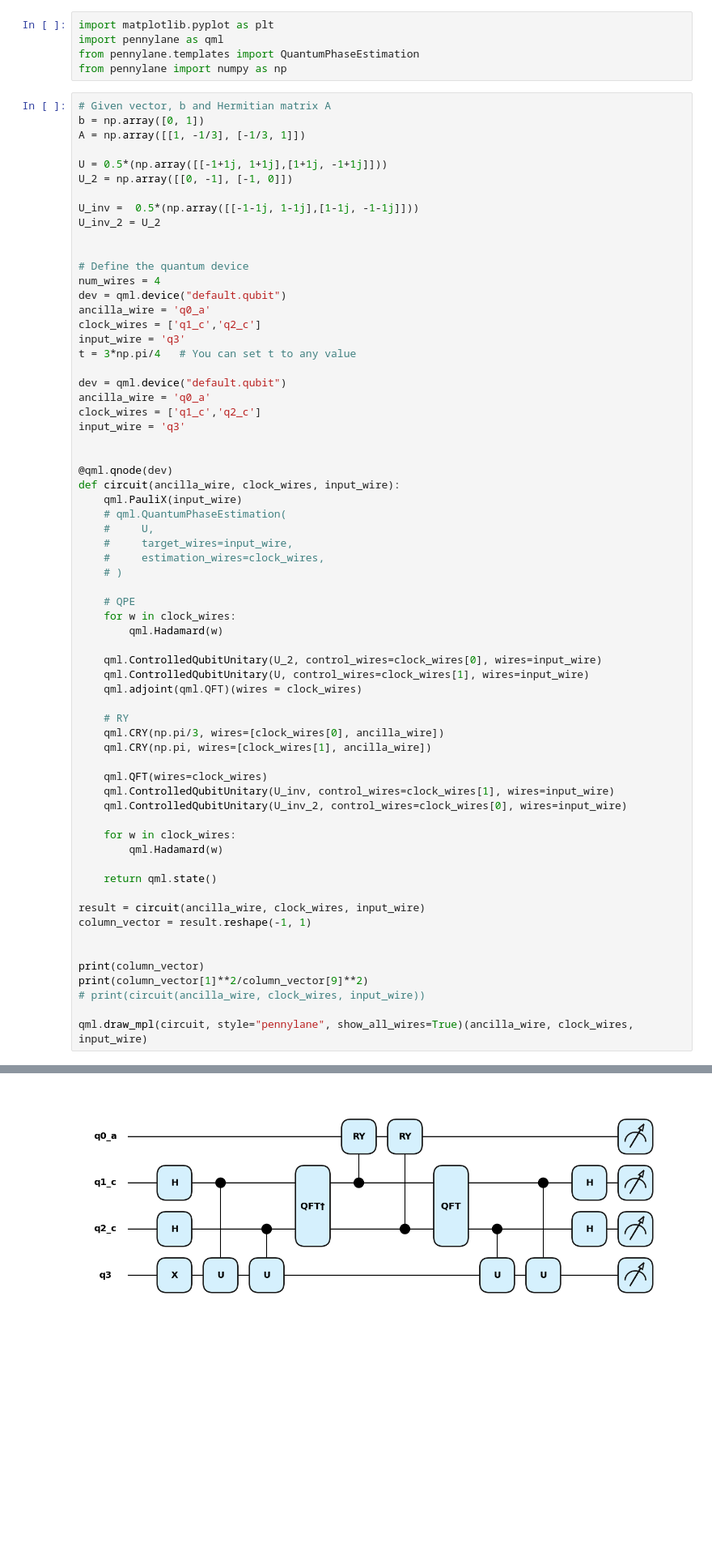
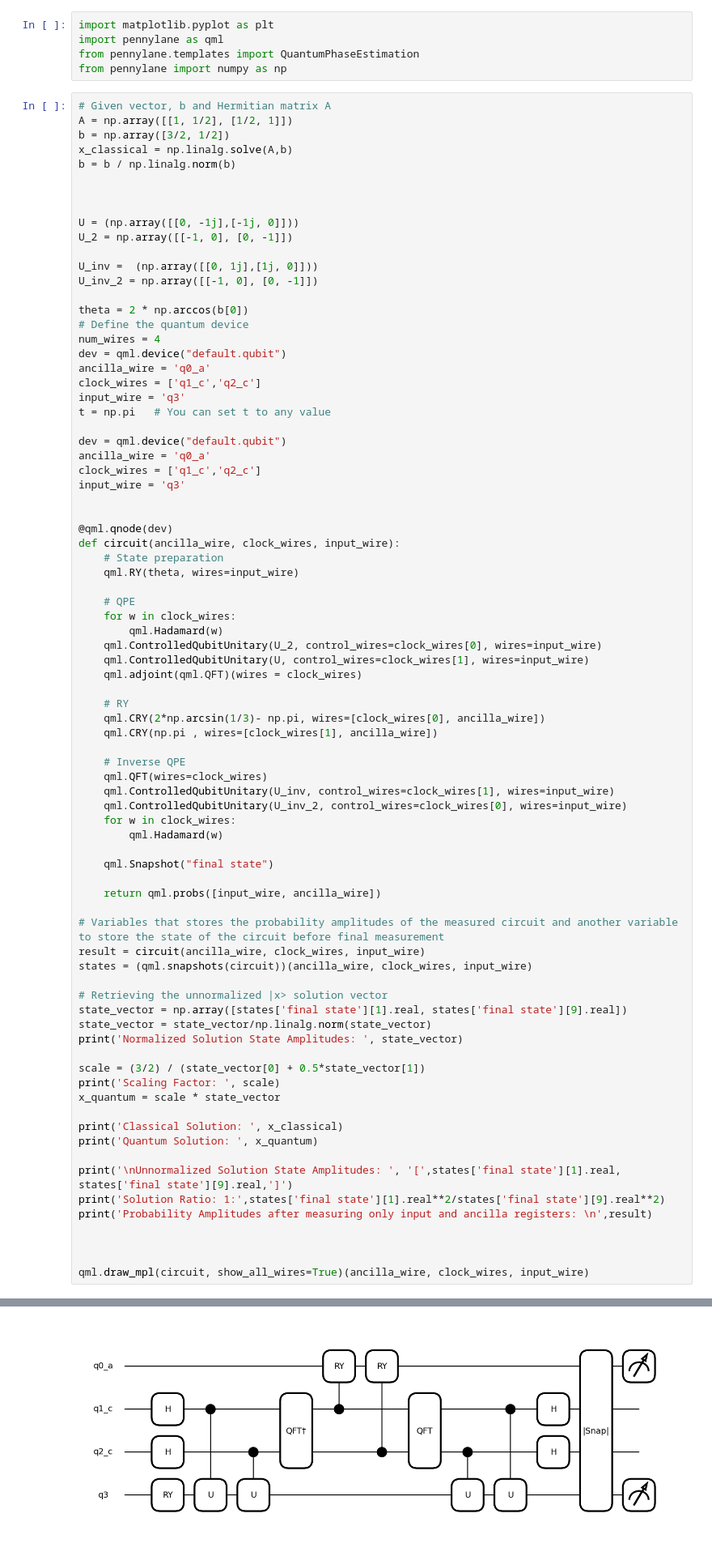
Before and after one commit to theFroodyOne/quantumComputingAssignment2, a Jupyter notebook: src/example.ipynb, the cells around one changed output, grey strips where cells are left out. Shown: that part at 81% size. Saved outputs shown, nothing was run; the diff lists cells and outputs as text; blank space fills up the shorter version.

Commit message:
solved soln

```diff
--- a/src/example.ipynb
+++ b/src/example.ipynb
@@ -7,23 +7,27 @@ from pennylane.templates import QuantumPhaseEstimation
 from pennylane import numpy as np
 # %%
 # Given vector, b and Hermitian matrix A
-b = np.array([0, 1])
-A = np.array([[1, -1/3], [-1/3, 1]])
-
-U = 0.5*(np.array([[-1+1j, 1+1j],[1+1j, -1+1j]]))
-U_2 = np.array([[0, -1], [-1, 0]])
-
-U_inv =  0.5*(np.array([[-1-1j, 1-1j],[1-1j, -1-1j]]))
-U_inv_2 = U_2
+A = np.array([[1, 1/2], [1/2, 1]])
+b = np.array([3/2, 1/2])
+x_classical = np.linalg.solve(A,b)
+b = b / np.linalg.norm(b)
 
 
+
+U = (np.array([[0, -1j],[-1j, 0]]))
+U_2 = np.array([[-1, 0], [0, -1]])
+
+U_inv =  (np.array([[0, 1j],[1j, 0]]))
+U_inv_2 = np.array([[-1, 0], [0, -1]])
+
+theta = 2 * np.arccos(b[0])
 # Define the quantum device
 num_wires = 4
 dev = qml.device("default.qubit")
 ancilla_wire = 'q0_a'
 clock_wires = ['q1_c','q2_c']
 input_wire = 'q3'
-t = 3*np.pi/4   # You can set t to any value
+t = np.pi   # You can set t to any value
 
 dev = qml.device("default.qubit")
 ancilla_wire = 'q0_a'
@@ -33,41 +37,52 @@ input_wire = 'q3'
 
 @qml.qnode(dev)
 def circuit(ancilla_wire, clock_wires, input_wire):
-    qml.PauliX(input_wire)
-    # qml.QuantumPhaseEstimation(
-    #     U,
-    #     target_wires=input_wire,
-    #     estimation_wires=clock_wires,
-    # )
+    # State preparation
+    qml.RY(theta, wires=input_wire)
 
     # QPE
     for w in clock_wires:
         qml.Hadamard(w)
-
     qml.ControlledQubitUnitary(U_2, control_wires=clock_wires[0], wires=input_wire)
     qml.ControlledQubitUnitary(U, control_wires=clock_wires[1], wires=input_wire)
     qml.adjoint(qml.QFT)(wires = clock_wires)
 
     # RY
-    qml.CRY(np.pi/3, wires=[clock_wires[0], ancilla_wire])
-    qml.CRY(np.pi, wires=[clock_wires[1], ancilla_wire])
+    qml.CRY(2*np.arcsin(1/3)- np.pi, wires=[clock_wires[0], ancilla_wire])
+    qml.CRY(np.pi , wires=[clock_wires[1], ancilla_wire])
 
+    # Inverse QPE
     qml.QFT(wires=clock_wires)
     qml.ControlledQubitUnitary(U_inv, control_wires=clock_wires[1], wires=input_wire)
     qml.ControlledQubitUnitary(U_inv_2, control_wires=clock_wires[0], wires=input_wire)
-
     for w in clock_wires:
         qml.Hadamard(w)
 
-    return qml.state()
+    qml.Snapshot("final state")
 
+    return qml.probs([input_wire, ancilla_wire])
+
+# Variables that stores the probability amplitudes of the measured circuit and another variable to store the state of the circuit before final measurement
 result = circuit(ancilla_wire, clock_wires, input_wire)
-column_vector = result.reshape(-1, 1)
+states = (qml.snapshots(circuit))(ancilla_wire, clock_wires, input_wire)
+
+# Retrieving the unnormalized |x> solution vector
+state_vector = np.array([states['final state'][1].real, states['final state'][9].real])
+state_vector = state_vector/np.linalg.norm(state_vector)
+print('Normalized Solution State Amplitudes: ', state_vector)
+
+scale = (3/2) / (state_vector[0] + 0.5*state_vector[1])
+print('Scaling Factor: ', scale)
+x_quantum = scale * state_vector
+
+print('Classical Solution: ', x_classical)
+print('Quantum Solution: ', x_quantum)
+
+print('\nUnnormalized Solution State Amplitudes: ', '[',states['final state'][1].real, states['final state'][9].real,']')
+print('Solution Ratio: 1:',states['final state'][1].real**2/states['final state'][9].real**2)
+print('Probability Amplitudes after measuring only input and ancilla registers: \n',result)
 
 
-print(column_vector)
-print(column_vector[1]**2/column_vector[9]**2)
-# print(circuit(ancilla_wire, clock_wires, input_wire))
 
-qml.draw_mpl(circuit, style="pennylane", show_all_wires=True)(ancilla_wire, clock_wires, input_wire)
+qml.draw_mpl(circuit, show_all_wires=True)(ancilla_wire, clock_wires, input_wire)
 # %% [output]
@@ -92 +99 @@ qml.draw_mpl(circuit, style="pennylane", show_all_wires=True)(ancilla_wire, cloc
-[figure, old version]
+[figure, new version]
```
Also changed, not shown: parts of 3 cells of this notebook, 2 other files.
